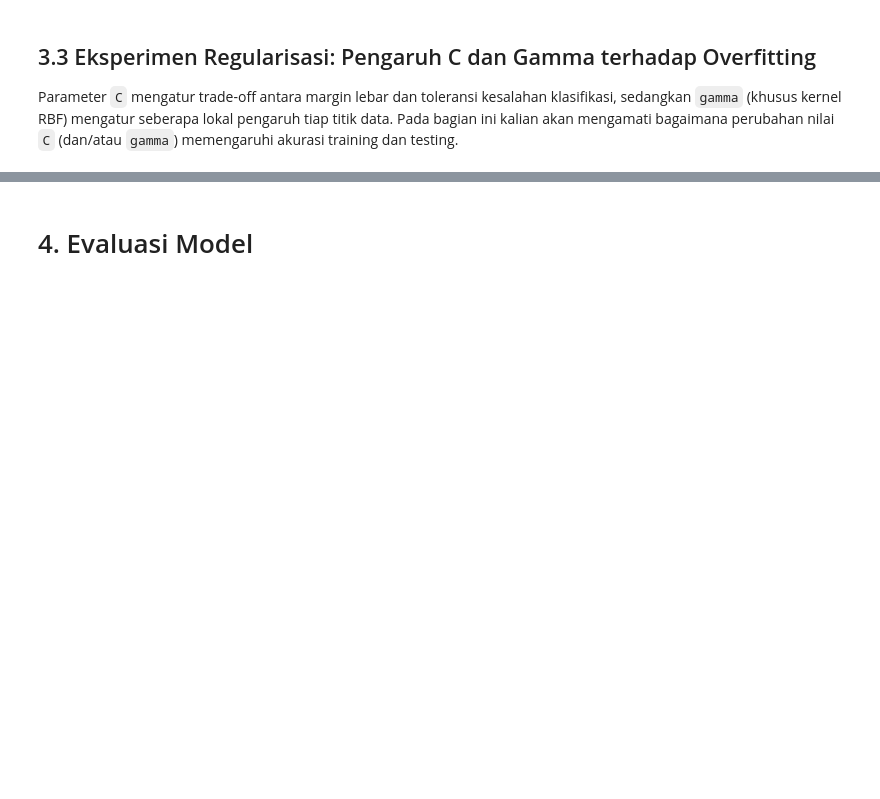
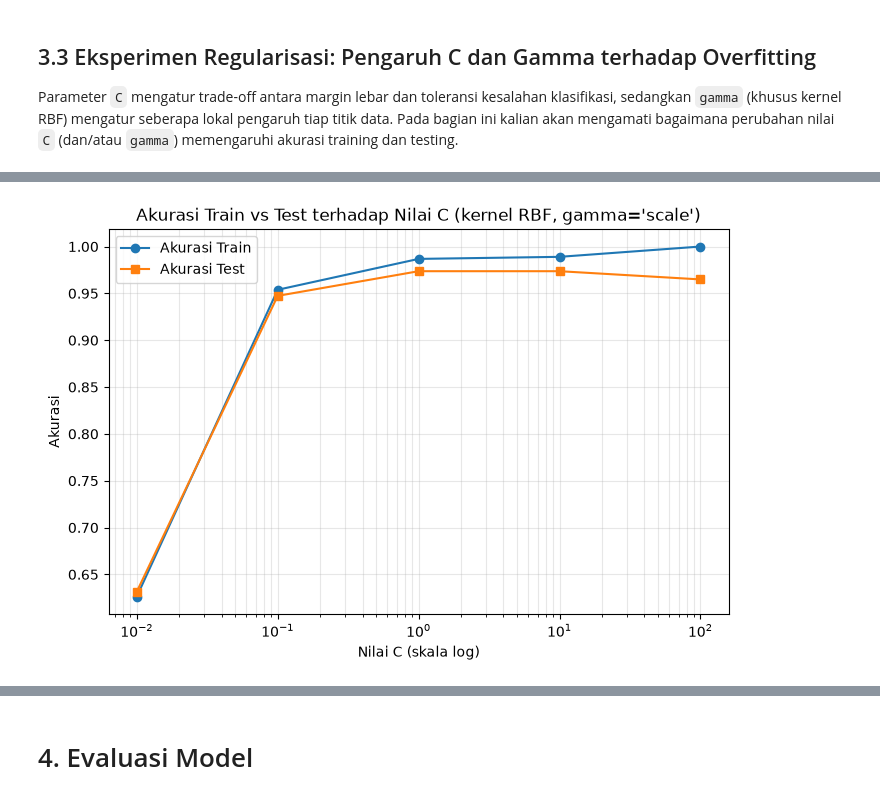
Before and after one commit to liuccio/Modul-Praktikum-ML, a Jupyter notebook: 4. SVM, ANN/SVM_5054251037.ipynb, the cells around one changed output, grey strips where cells are left out. Saved outputs shown, nothing was run; the diff lists cells and outputs as text; code cells hidden in the pictures; blank space fills up the shorter version.

```diff
--- a/4. SVM, ANN/SVM_5054251037.ipynb
+++ b/4. SVM, ANN/SVM_5054251037.ipynb
@@ -65,3 +279,9 @@ Langkah-langkah yang harus dilakukan antara lain:
 Kernel Linear mencari hyperplane pemisah berupa garis/bidang lurus, tanpa proyeksi ke dimensi yang lebih tinggi. Cocok digunakan sebagai baseline, terutama jika dari hasil EDA data terlihat cukup terpisah secara linear.
 # %%
 # Inisialisasi dan latih model SVC dengan kernel='linear' menggunakan train set (yang sudah discaling).
+
+svm_linear = SVC(kernel='linear', C=1.0, random_state=42)
+svm_linear.fit(X_train_scaled, y_train)
+
+print("Akurasi train (Linear):", round(svm_linear.score(X_train_scaled, y_train), 4))
+print("Jumlah support vectors :", svm_linear.n_support_, "-> total", svm_linear.n_support_.sum())
@@ -75,3 +305,9 @@ Kernel RBF (Radial Basis Function) memproyeksikan data ke ruang berdimensi lebih
 # %%
 # Inisialisasi dan latih model SVC dengan kernel='rbf' menggunakan train set.
 # Gunakan nilai hyperparameter lain (C) yang sama seperti model Linear di atas, agar perbandingan adil.
+
+svm_rbf = SVC(kernel='rbf', C=1.0, gamma='scale', random_state=42)
+svm_rbf.fit(X_train_scaled, y_train)
+
+print("Akurasi train (RBF)   :", round(svm_rbf.score(X_train_scaled, y_train), 4))
+print("Jumlah support vectors:", svm_rbf.n_support_, "-> total", svm_rbf.n_support_.sum())
@@ -86,3 +332,12 @@ Parameter `C` mengatur trade-off antara margin lebar dan toleransi kesalahan kla
 # Latih beberapa model SVC (kernel RBF) dengan variasi nilai C,
 # misalnya 0.01, 0.1, 1, 10, 100.
 # Gunakan gamma='scale' atau nilai gamma tetap agar perbandingan fokus pada pengaruh C.
+
+C_values = [0.01, 0.1, 1, 10, 100]
+C_models = {}
+
+for C in C_values:
+    m = SVC(kernel='rbf', C=C, gamma='scale', random_state=42)
+    m.fit(X_train_scaled, y_train)
+    C_models[C] = m
+    print(f"C = {C:<6} | jumlah support vectors = {m.n_support_.sum()}")
@@ -89,3 +350,16 @@ Parameter `C` mengatur trade-off antara margin lebar dan toleransi kesalahan kla
 # %%
 # Hitung akurasi pada train set dan test set untuk setiap nilai C yang dicoba.
 # Simpan hasilnya dalam list atau dictionary agar mudah diplot.
+
+C_results = []
+for C, m in C_models.items():
+    C_results.append({
+        'C': C,
+        'Akurasi Train': accuracy_score(y_train, m.predict(X_train_scaled)),
+        'Akurasi Test': accuracy_score(y_test, m.predict(X_test_scaled)),
+        'Jumlah SV': int(m.n_support_.sum()),
+    })
+
+df_C = pd.DataFrame(C_results)
+df_C['Gap (Train - Test)'] = df_C['Akurasi Train'] - df_C['Akurasi Test']
+display(df_C.round(4))
@@ -92,4 +373,16 @@ Parameter `C` mengatur trade-off antara margin lebar dan toleransi kesalahan kla
 # %%
 # Plot grafik akurasi training vs testing terhadap nilai C (gunakan sumbu x logaritmik) dalam satu chart.
 # Amati pada nilai C berapa model mulai menunjukkan gejala overfitting
 # (akurasi training terus naik, sementara akurasi testing mulai stagnan atau menurun).
+
+plt.figure(figsize=(8, 5))
+plt.semilogx(df_C['C'], df_C['Akurasi Train'], marker='o', label='Akurasi Train')
+plt.semilogx(df_C['C'], df_C['Akurasi Test'], marker='s', label='Akurasi Test')
+plt.xlabel('Nilai C (skala log)')
+plt.ylabel('Akurasi')
+plt.title("Akurasi Train vs Test terhadap Nilai C (kernel RBF, gamma='scale')")
+plt.grid(alpha=0.3, which='both')
+plt.legend()
+plt.show()
+# %% [output]
+[figure, added]
```
Also changed, not shown: parts of 30 cells of this notebook.
